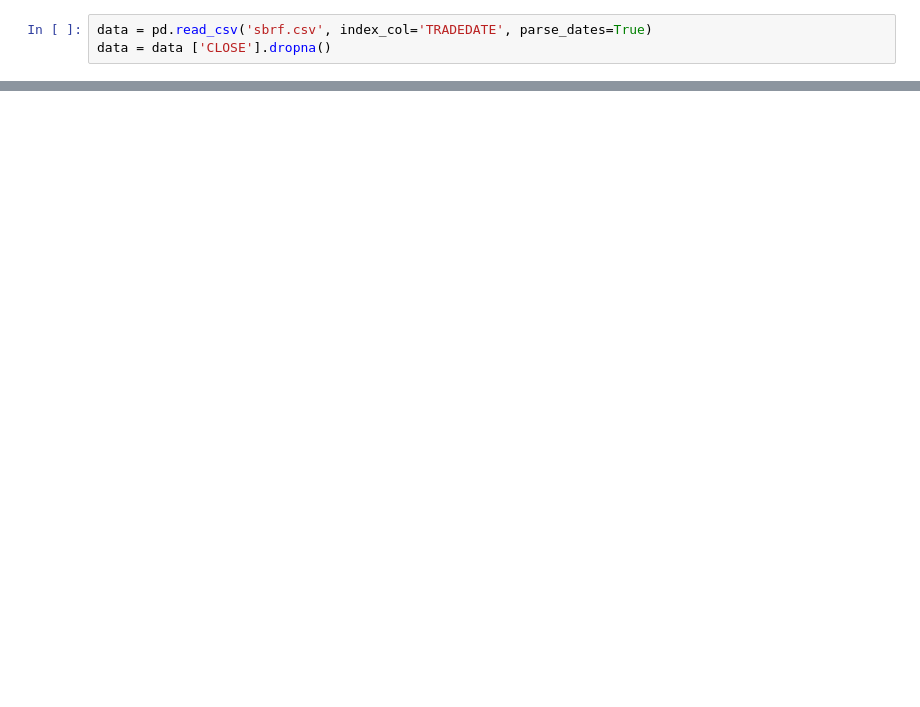
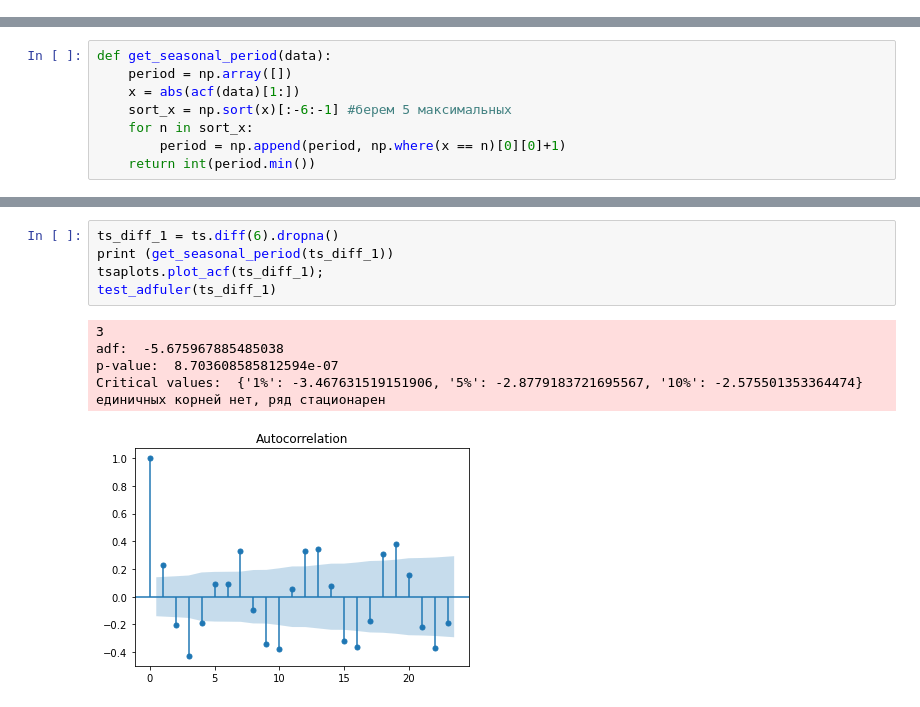
Before and after one commit to Zork777/ts_summer, a Jupyter notebook: week_1/home_work1.ipynb, the cells around one changed output, grey strips where cells are left out. Saved outputs shown, nothing was run; the diff lists cells and outputs as text; blank space fills up the shorter version.

```diff
--- a/week_1/home_work1.ipynb
+++ b/week_1/home_work1.ipynb
@@ -36,3 +0,0 @@ def test_adfuler(data):
-# %%
-data = pd.read_csv('sbrf.csv', index_col='TRADEDATE', parse_dates=True)
-data = data ['CLOSE'].dropna()
@@ -140,0 +67,8 @@ data_log.plot()
+# %%
+def get_seasonal_period(data):
+    period = np.array([])
+    x = abs(acf(data)[1:])
+    sort_x = np.sort(x)[:-6:-1] #берем 5 максимальных
+    for n in sort_x:
+        period = np.append(period, np.where(x == n)[0][0]+1)
+    return int(period.min())
@@ -140,0 +86,12 @@ data_log.plot()
+# %%
+ts_diff_1 = ts.diff(6).dropna()
+print (get_seasonal_period(ts_diff_1))
+tsaplots.plot_acf(ts_diff_1);
+test_adfuler(ts_diff_1)
+# %% [output]
+3
+adf:  -5.675967885485038
+p-value:  8.703608585812594e-07
+Critical values:  {'1%': -3.467631519151906, '5%': -2.8779183721695567, '10%': -2.575501353364474}
+единичных корней нет, ряд стационарен
+[figure, added]
```
Also changed, not shown: parts of 30 cells of this notebook, 23 other files.
